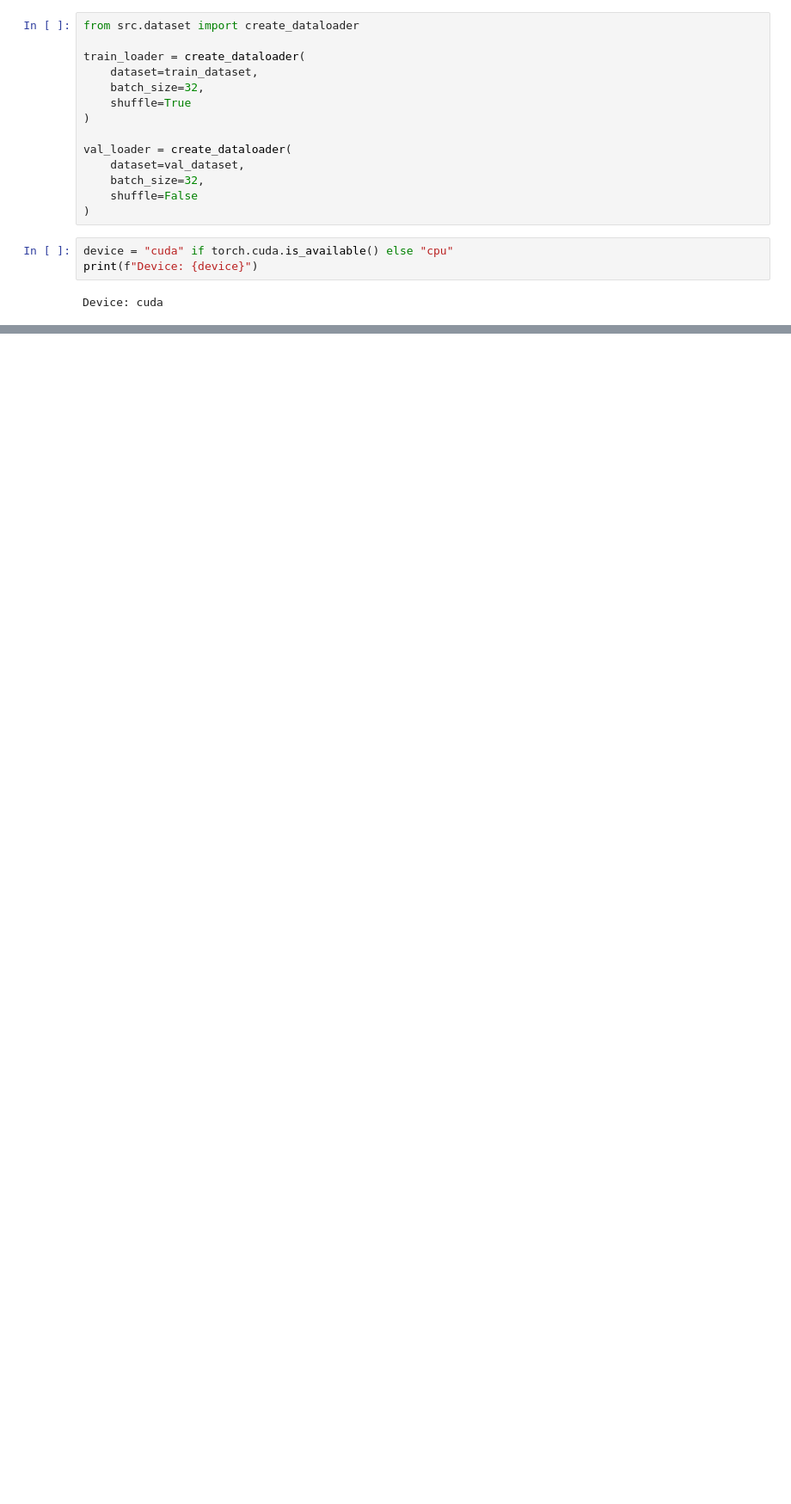
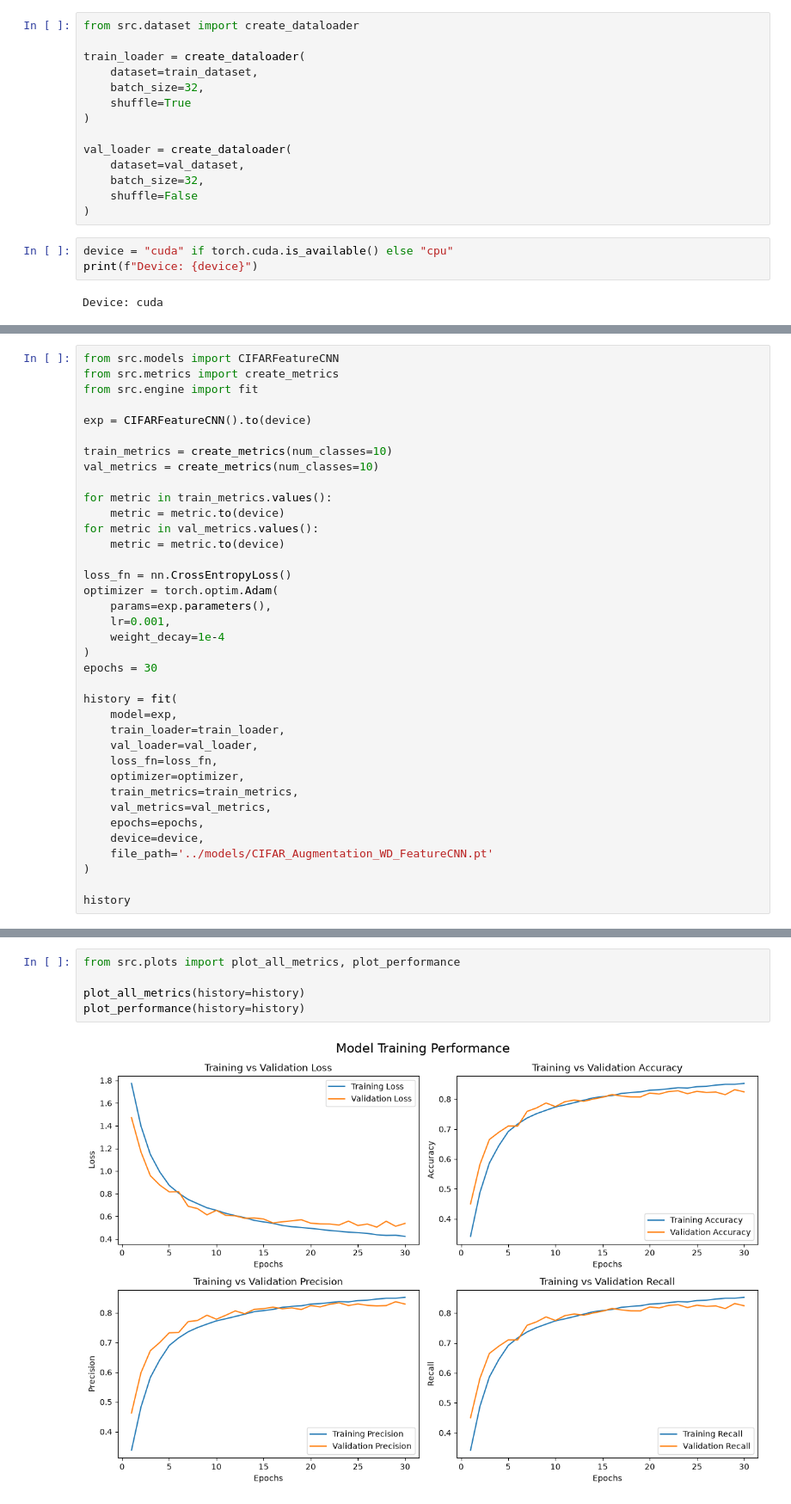
Before and after one commit to VRYeshwanth/CIFAR10_Classifier, a Jupyter notebook: notebooks/03. Architecture.ipynb, the cells around one changed output, grey strips where cells are left out. Shown at 86% size. Cells and saved outputs as stored; diff of their text form; blank space fills up the shorter version.

```diff
--- a/notebooks/03. Architecture.ipynb
+++ b/notebooks/03. Architecture.ipynb
@@ -127,0 +128,37 @@ plot_performance(history=history)
+# %%
+from src.models import CIFARFeatureCNN
+from src.metrics import create_metrics
+from src.engine import fit
+
+exp = CIFARFeatureCNN().to(device)
+
+train_metrics = create_metrics(num_classes=10)
+val_metrics = create_metrics(num_classes=10)
+
+for metric in train_metrics.values():
+    metric = metric.to(device)
+for metric in val_metrics.values():
+    metric = metric.to(device)
+
+loss_fn = nn.CrossEntropyLoss()
+optimizer = torch.optim.Adam(
+    params=exp.parameters(),
+    lr=0.001,
+    weight_decay=1e-4
+)
+epochs = 30
+
+history = fit(
+    model=exp,
+    train_loader=train_loader,
+    val_loader=val_loader,
+    loss_fn=loss_fn,
+    optimizer=optimizer,
+    train_metrics=train_metrics,
+    val_metrics=val_metrics,
+    epochs=epochs,
+    device=device,
+    file_path='../models/CIFAR_Augmentation_WD_FeatureCNN.pt'
+)
+
+history
@@ -127,0 +200,7 @@ plot_performance(history=history)
+# %%
+from src.plots import plot_all_metrics, plot_performance
+
+plot_all_metrics(history=history)
+plot_performance(history=history)
+# %% [output]
+[figure, added]
```
Also changed, not shown: parts of 4 cells of this notebook, 14 other files.
